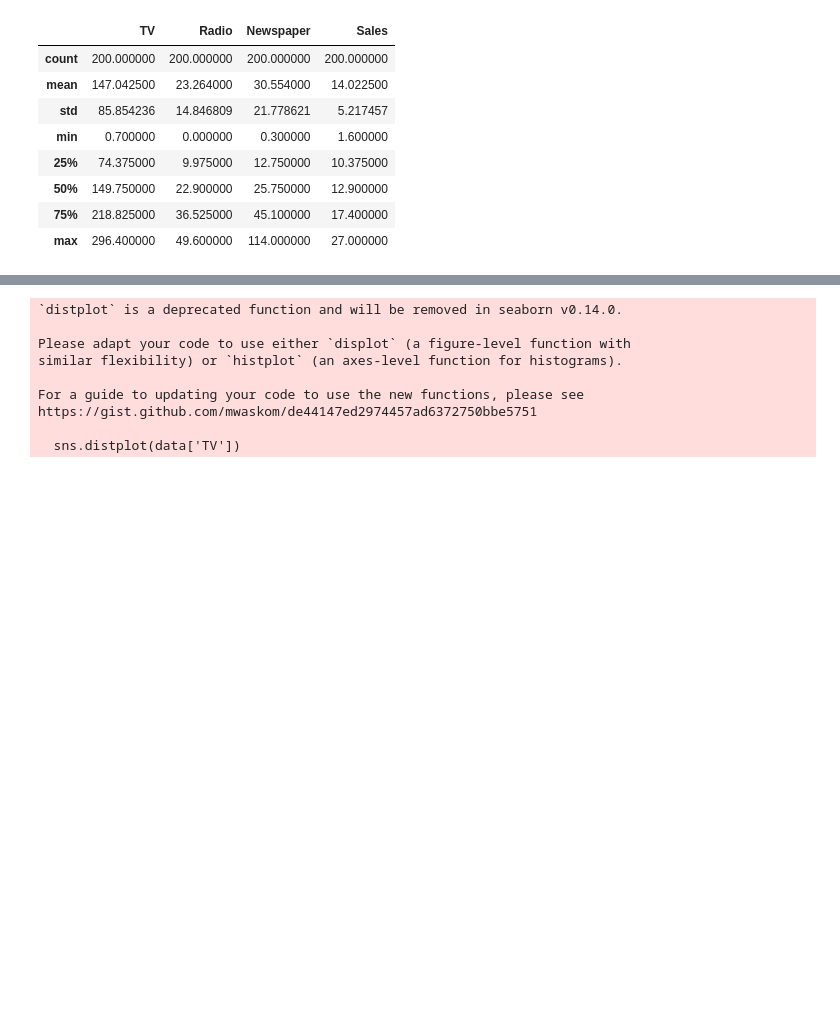
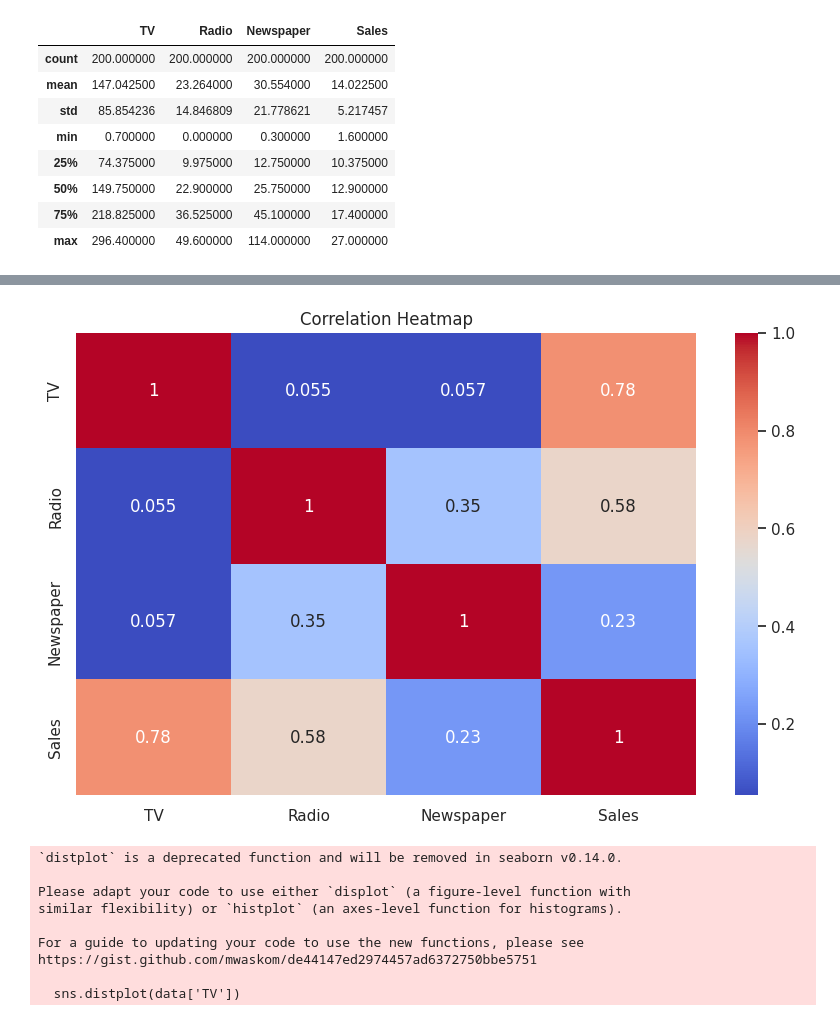
Before and after one commit to asanam767/OASIS_INFOBYTE, a Jupyter notebook: Sales_prediction.ipynb, the cells around one changed output, grey strips where cells are left out. Cells and saved outputs as stored; diff of their text form; code cells hidden in the pictures; blank space fills up the shorter version.

```diff
--- a/Sales_prediction.ipynb
+++ b/Sales_prediction.ipynb
@@ -107,3 +114,13 @@ sns.set()
+# %%
+# Correlation Heatmap
+# This plot shows the correlation matrix with a heatmap.
+plt.figure(figsize=(10, 6))
+correlation_matrix = data.corr()
+sns.heatmap(correlation_matrix, annot=True, cmap='coolwarm')
+plt.title('Correlation Heatmap')
+plt.show()
+# %% [output]
+[figure, added]
 # %%
 #TV distribution
 plt.figure(figsize=(8,5))
```
Also changed, not shown: parts of 2 cells of this notebook.
